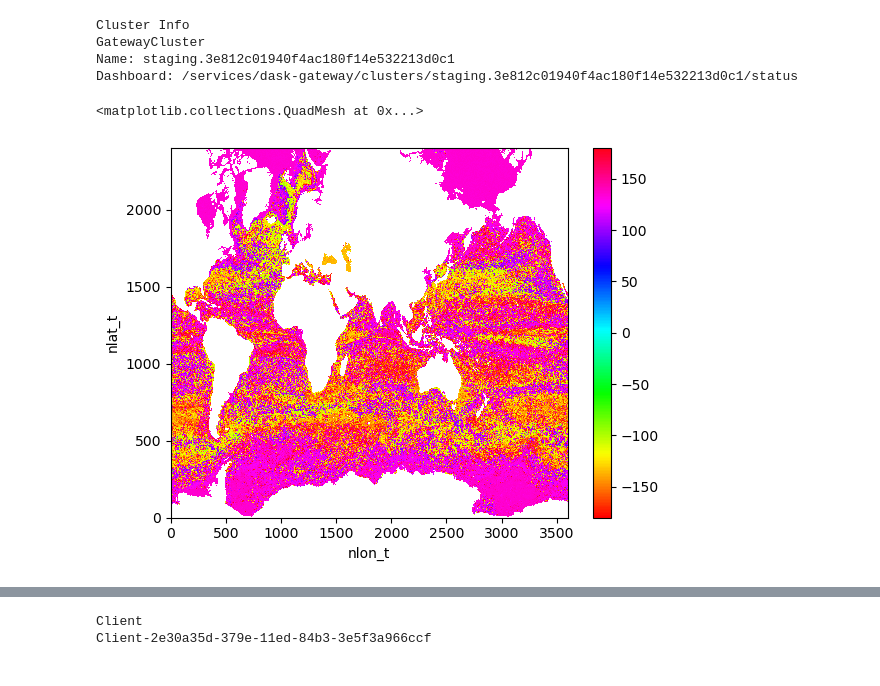
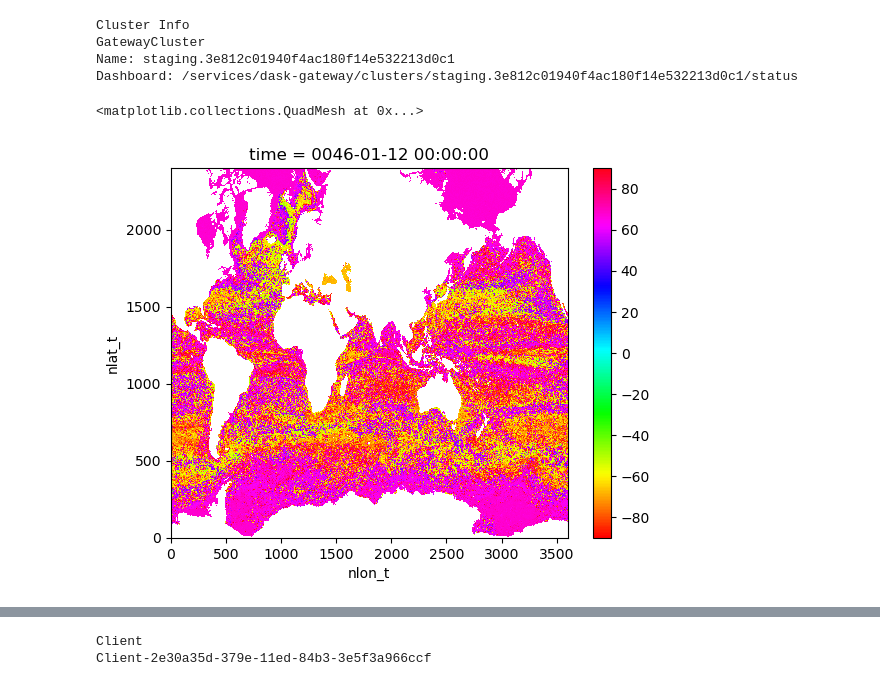
Before and after one commit to shanicetbailey/SST-gradients, a Jupyter notebook: CESM/3_horiz_turner_angle.ipynb, the cells around one changed output, grey strips where cells are left out. Cells and saved outputs as stored; diff of their text form; code cells hidden in the pictures.

```diff
--- a/CESM/3_horiz_turner_angle.ipynb
+++ b/CESM/3_horiz_turner_angle.ipynb
@@ -135,9 +133,10 @@ def horizontal_turner_angle():
     term1 = modgradrho*(gradrho[0]*(alpha*gradT[0] + beta*gradS[0]) + gradrho[1]*(alpha*gradT[1] + beta*gradS[1]))
     term2 = modgradrho*(gradrho[0]*(alpha*gradT[0] - beta*gradS[0]) + gradrho[1]*(alpha*gradT[1] - beta*gradS[1]))
     turner_radians = np.arctan2(term1, term2)
-    turner_angle = np.rad2deg(turner_radians)
+    turner_angle_pi = (180/np.pi)*turner_radians
+    turner_angle_pi2 = (90/np.pi)*turner_radians
 
-    return (turner_angle)
+    return (turner_angle_pi, turner_angle_pi2)
 # %%
 #weddell region
 selection = dict(time=10, nlon_t=slice(470, 1000), nlat_t=slice(0,500))
@@ -247,7 +245,8 @@ GatewayCluster
 Name: staging.3e812c01940f4ac180f14e532213d0c1
 Dashboard: /services/dask-gateway/clusters/staging.3e812c01940f4ac180f14e532213d0c1/status
 # %%
-ta[10].plot(cmap='hsv')
+#turner angle (90/np.pi)
+ta[1][10].plot(cmap='hsv')
 # %% [output]
 <matplotlib.collections.QuadMesh at 0x...>
-[figure, old version]
+[figure, new version]
```
Also changed, not shown: parts of 7 cells of this notebook.
